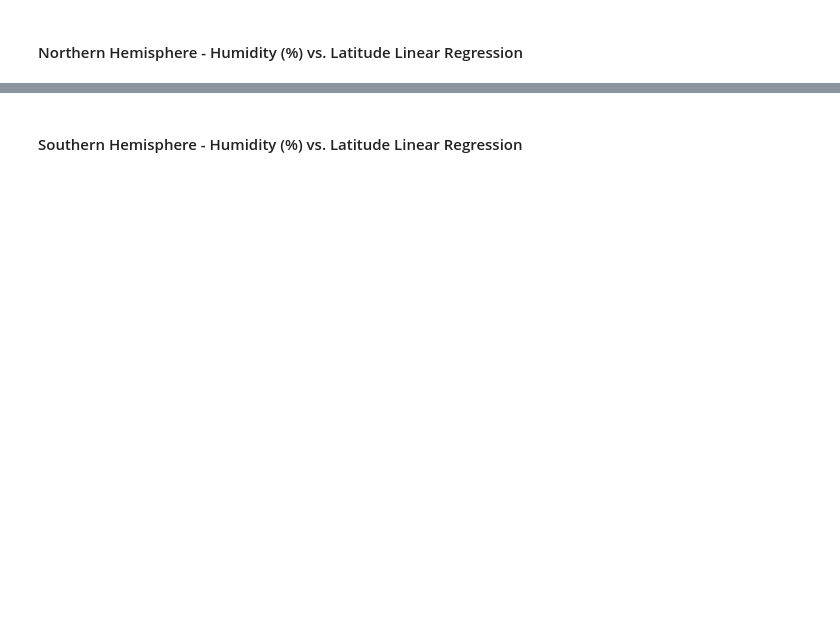
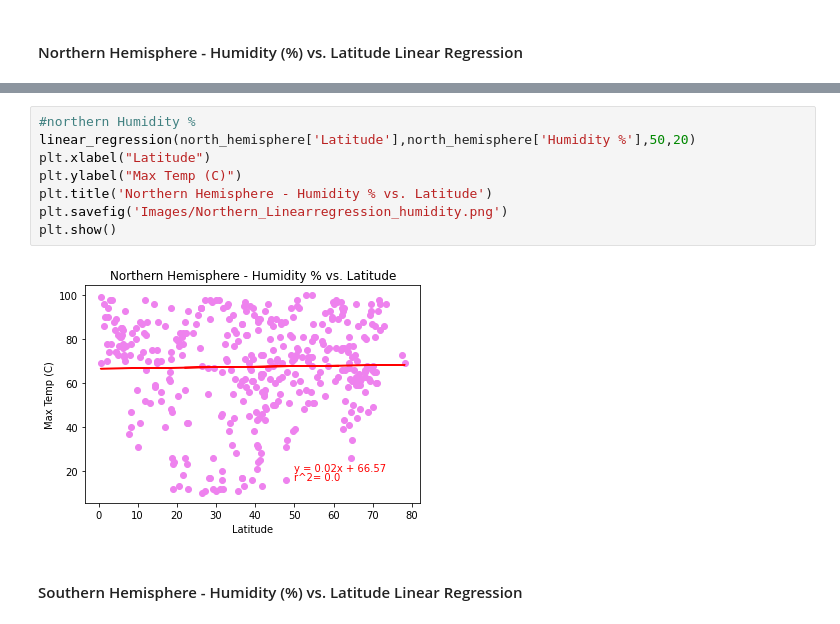
Before and after one commit to susanquiros/Python-api-challenge, a Jupyter notebook: WeatherPy/WeatherPy.ipynb, the cells around one changed output, grey strips where cells are left out. Drawn from its saved outputs; the diff is of its cells as text; blank space fills up the shorter version.

```diff
--- a/WeatherPy/WeatherPy.ipynb
+++ b/WeatherPy/WeatherPy.ipynb
@@ -432,2 +445,12 @@ The r-value is: 0.000543987878808455
+# %%
+#northern Humidity %
+linear_regression(north_hemisphere['Latitude'],north_hemisphere['Humidity %'],50,20)
+plt.xlabel("Latitude")
+plt.ylabel("Max Temp (C)")
+plt.title('Northern Hemisphere - Humidity % vs. Latitude')
+plt.savefig('Images/Northern_Linearregression_humidity.png')
+plt.show()
+# %% [output]
+[figure, added]
 # %% [markdown]
 ####  Southern Hemisphere - Humidity (%) vs. Latitude Linear Regression
```
Also changed, not shown: parts of 23 cells of this notebook, 8 other files.
